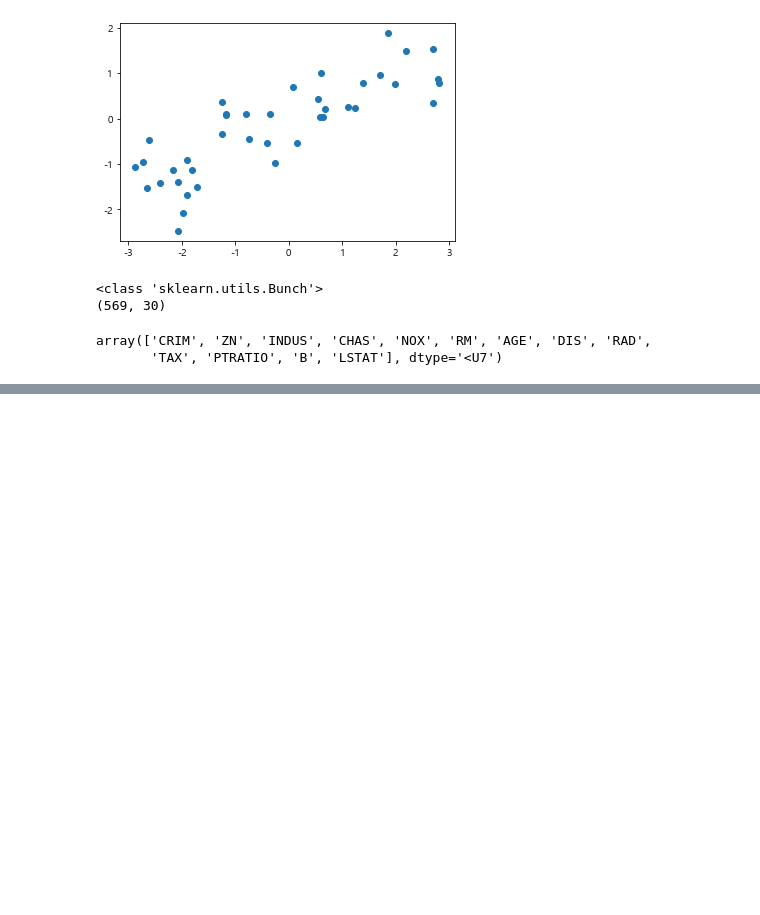
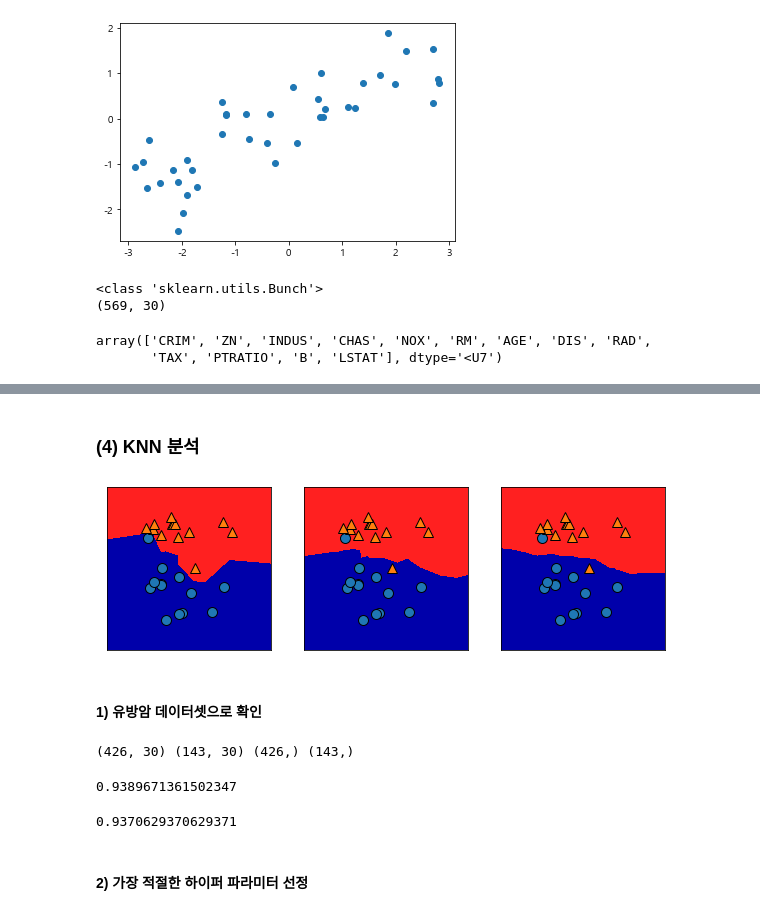
Before and after one commit to NikeLee/pythonwork, a Jupyter notebook: ai/1_샘플 소개, KNN.ipynb, the cells around one changed output, grey strips where cells are left out. Drawn from its saved outputs; the diff is of its cells as text; code cells hidden in the pictures; blank space fills up the shorter version.

```diff
--- a/ai/1_샘플 소개, KNN.ipynb
+++ b/ai/1_샘플 소개, KNN.ipynb
@@ -124,0 +228,32 @@ array(['CRIM', 'ZN', 'INDUS', 'CHAS', 'NOX', 'RM', 'AGE', 'DIS', 'RAD',
+# %% [markdown]
+### (4) KNN 분석
+# %%
+fig, axes = plt.subplots(1, 3, figsize=(10, 3))
+
+# clf = KNeighborsClassifier(n_neighbors=1).fit(X, y)
+# mglearn.discrete_scatter(X[:, 0], X[:, 1], y, ax=axes[0])
+# mglearn.plots.plot_2d_separator(clf, X, ax=axes[0], fill=True)
+
+# clf = KNeighborsClassifier(n_neighbors=3).fit(X, y)
+# mglearn.discrete_scatter(X[:, 0], X[:, 1], y, ax=axes[1])
+# mglearn.plots.plot_2d_separator(clf, X, ax=axes[1], fill=True)
+
+# clf = KNeighborsClassifier(n_neighbors=9).fit(X, y)
+# mglearn.discrete_scatter(X[:, 0], X[:, 1], y, ax=axes[2])
+# mglearn.plots.plot_2d_separator(clf, X, ax=axes[2], fill=True)
+
+for n, ax in zip([1, 3, 9], axes):
+    clf = KNeighborsClassifier(n_neighbors=n).fit(X, y)
+    mglearn.discrete_scatter(X[:, 0], X[:, 1], y, ax=ax)
+    mglearn.plots.plot_2d_separator(clf, X, ax=ax, fill=True)
+# %% [output]
+[figure, added]
+# %% [markdown]
+#### 1) 유방암 데이터셋으로 확인
+# %%
+cancer = load_breast_cancer()
+
+X_train, X_test, y_train, y_test = train_test_split(cancer.data, cancer.target, random_state=1)
+print(X_train.shape, X_test.shape, y_train.shape, y_test.shape)
+# %% [output]
+(426, 30) (143, 30) (426,) (143,)
@@ -124,0 +262,10 @@ array(['CRIM', 'ZN', 'INDUS', 'CHAS', 'NOX', 'RM', 'AGE', 'DIS', 'RAD',
+# %%
+clf.score(X_train, y_train)
+# %% [output]
+0.9389671361502347
+# %%
+clf.score(X_test, y_test)
+# %% [output]
+0.9370629370629371
+# %% [markdown]
+#### 2) 가장 적절한 하이퍼 파라미터 선정
```
Also changed, not shown: parts of 31 cells of this notebook.
